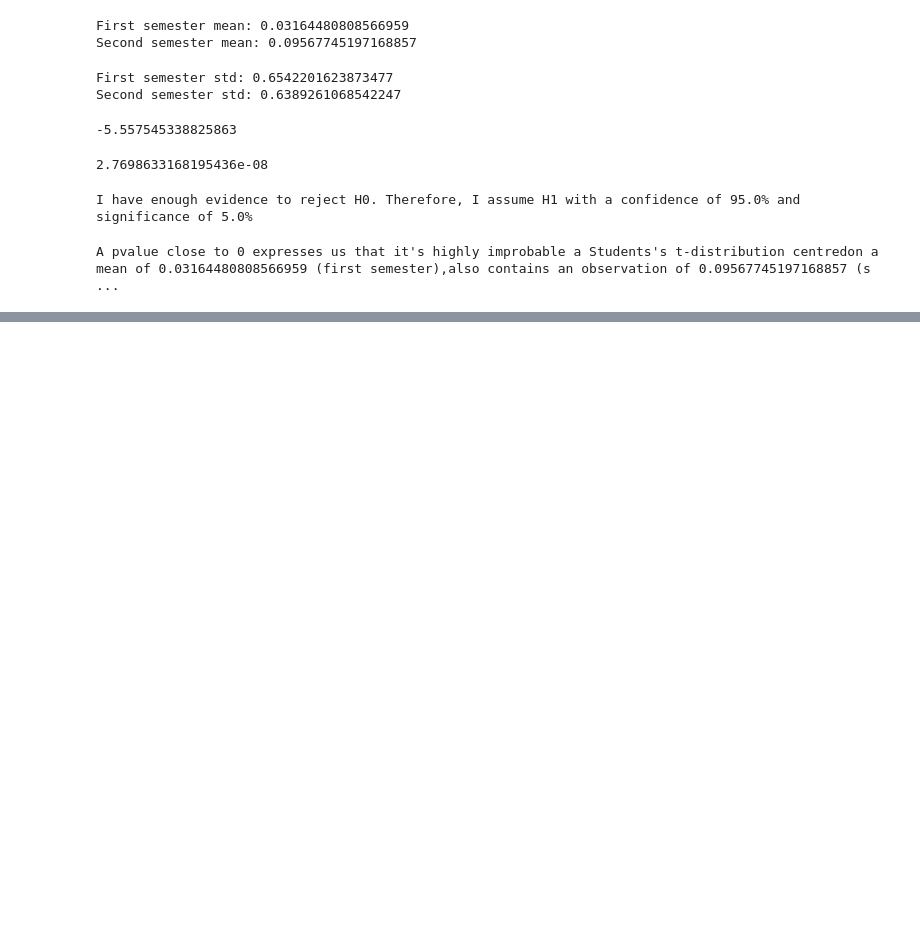
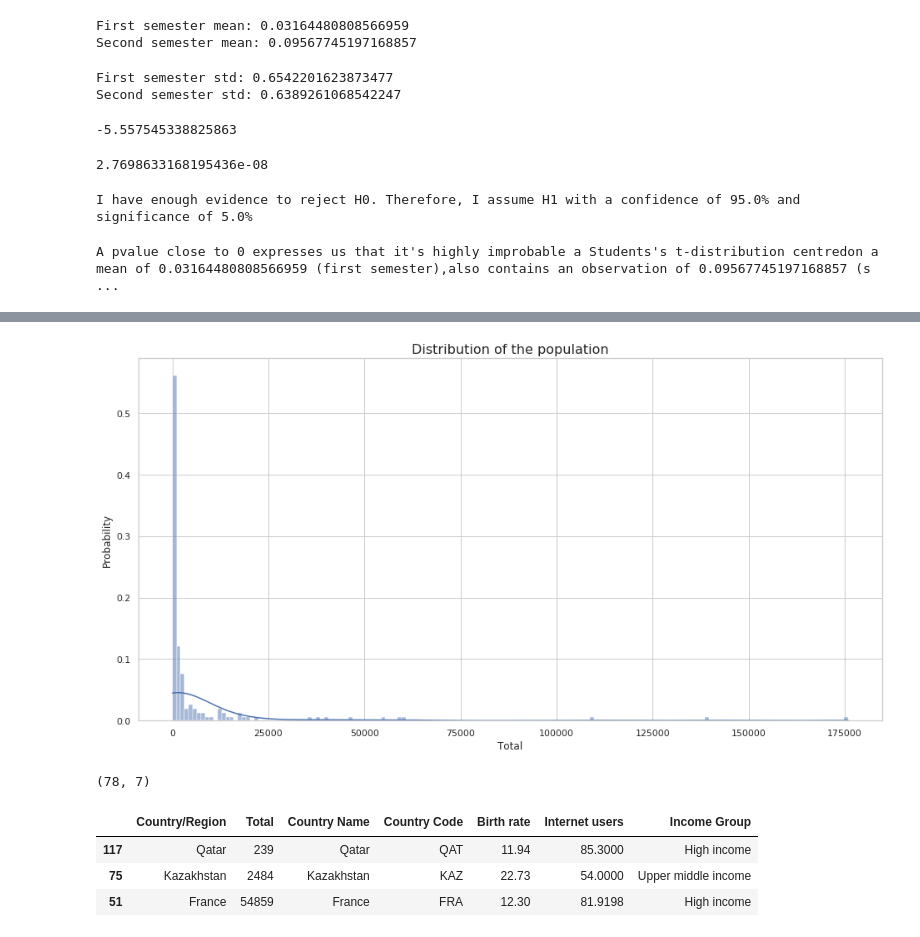
Before and after one commit to lveagithub/barcelonads, a Jupyter notebook: ThirdAssigment/Assignment_III.ipynb, the cells around one changed output, grey strips where cells are left out. Cells and saved outputs as stored; diff of their text form; code cells hidden in the pictures; blank space fills up the shorter version.

```diff
--- a/ThirdAssigment/Assignment_III.ipynb
+++ b/ThirdAssigment/Assignment_III.ipynb
@@ -289,0 +418,5 @@ A pvalue close to 0 expresses us that it's highly improbable a Students's t-dist
+# %%
+#The last columns is the most recent data
+#totalDeathList = dfCovid19GlobalDeaths[dfCovid19GlobalDeaths.columns[-1]].to_list()
+#dfCovid19GlobalDeaths[dfCovid19GlobalDeaths.columns[-1]]
+totalDeathList = dfCovid19GlobalDeaths.iloc[:, -1].copy().to_list()
@@ -289,0 +446,20 @@ A pvalue close to 0 expresses us that it's highly improbable a Students's t-dist
+# %%
+dfCovid19GlobalDeathGeo = pd.merge(dfCovid19GlobalDeathsLast, dfDemograpgics, left_on=  ['Country/Region'],
+                   right_on= ['Country Name'],
+                   how = 'inner')
+# %%
+custom_histplot(df = dfCovid19GlobalDeathGeo, p_x = "Total", p_kde = True, p_discrete = False, p_height = 8, p_ax_title = "Distribution of the population")
+# %% [output]
+[figure, added]
+# %%
+dfCovid19GlobalDeathGeo_sample = dfCovid19GlobalDeathGeo.sample(frac=0.5, replace=False, random_state=1)
+dfCovid19GlobalDeathGeo_sample.shape
+# %% [output]
+(78, 7)
+# %%
+dfCovid19GlobalDeathGeo_sample.head(3)
+# %% [output]
+|  | Country/Region | Total | Country Name | Country Code | Birth rate | Internet users | Income Group |
+| 117 | Qatar | 239 | Qatar | QAT | 11.94 | 85.3000 | High income |
+| 75 | Kazakhstan | 2484 | Kazakhstan | KAZ | 22.73 | 54.0000 | Upper middle income |
+| 51 | France | 54859 | France | FRA | 12.30 | 81.9198 | High income |
```
Also changed, not shown: parts of 33 cells of this notebook, 10 other files.
